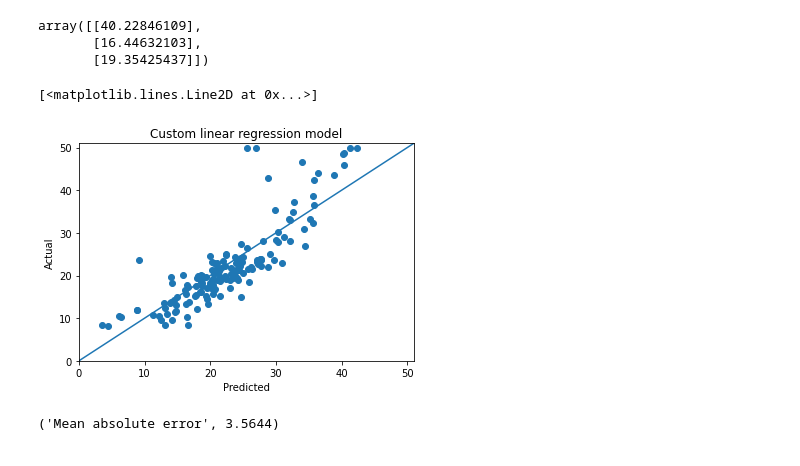
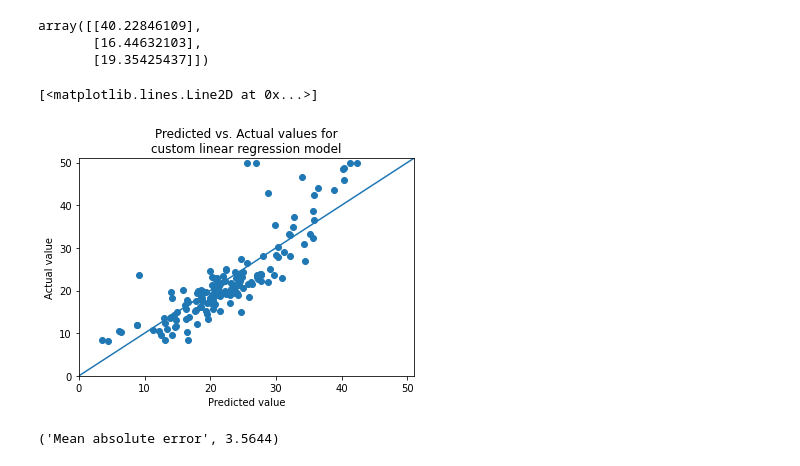
Before and after one commit to mcorne/test-python, a Jupyter notebook: dlfs/2-fundamentals.ipynb, the cells around one changed output. Saved outputs shown, nothing was run; the diff lists cells and outputs as text; code cells hidden in the pictures.

```diff
--- a/dlfs/2-fundamentals.ipynb
+++ b/dlfs/2-fundamentals.ipynb
@@ -321,16 +321,16 @@ array([[40.22846109],
        [16.44632103],
        [19.35425437]])
 # %%
-plt.xlabel("Predicted")
-plt.ylabel("Actual")
-plt.title("Custom linear regression model")
+plt.xlabel("Predicted value")
+plt.ylabel("Actual value")
+plt.title("Predicted vs. Actual values for\ncustom linear regression model")
 plt.xlim([0, 51])
 plt.ylim([0, 51])
 plt.scatter(preds, y_test)
 plt.plot([0, 51], [0, 51])
 # %% [output]
 [<matplotlib.lines.Line2D at 0x...>]
-[figure, old version]
+[figure, new version]
 # %%
 def mae(preds: ndarray, actuals: ndarray):
     return np.mean(np.abs(preds - actuals))
```
Also changed, not shown: parts of 6 cells of this notebook, 1 other file.
